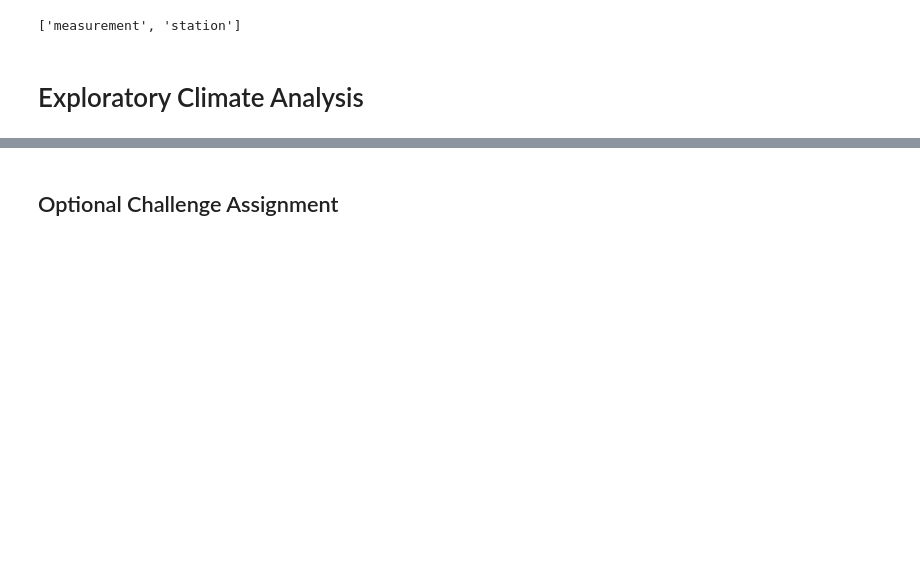
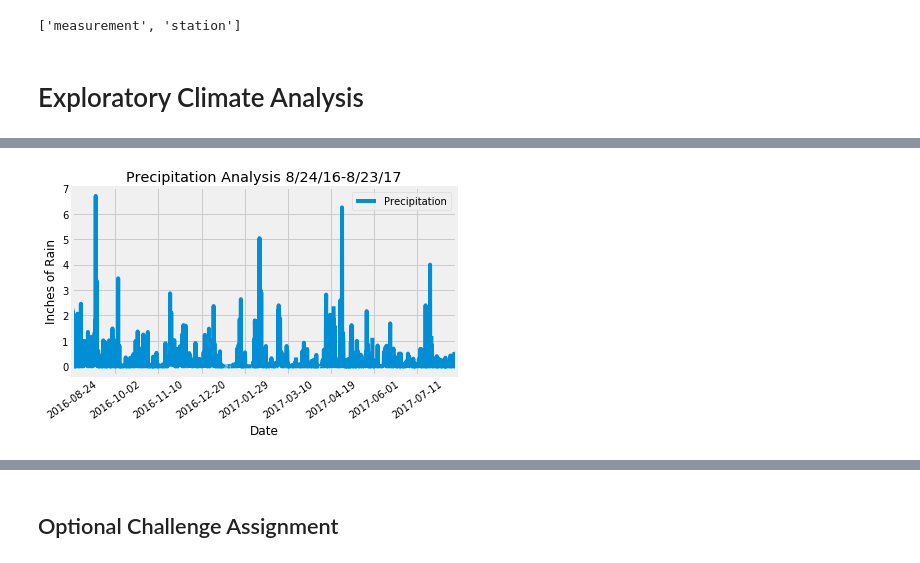
Before and after one commit to janielua1077/sqlalchemy-challenge, a Jupyter notebook: climate_analysis.ipynb, the cells around one changed output, grey strips where cells are left out. Saved outputs shown, nothing was run; the diff lists cells and outputs as text; code cells hidden in the pictures; blank space fills up the shorter version.

```diff
--- a/climate_analysis.ipynb
+++ b/climate_analysis.ipynb
@@ -53,0 +46,4 @@ session = Session(engine)
+# %%
+# Calculate the date 1 year ago from the last data point in the database
+last_year = dt.date(2017, 8, 23) - dt.timedelta(days=365)
+print(last_year)
@@ -53,0 +52,10 @@ session = Session(engine)
+# %%
+# Perform a query to retrieve the data and precipitation scores
+rain = session.query(Measurement.date, Measurement.prcp).\
+    filter(Measurement.date > last_year).\
+    order_by(Measurement.date).all()
+# %%
+# Save the query results as a Pandas DataFrame and set the index to the date column
+# Sort the dataframe by date
+rain_df = pd.DataFrame(rain)
+rain_df.head()
@@ -54,2 +69,14 @@ session = Session(engine)
+# %%
+# Use Pandas Plotting with Matplotlib to plot the data
+rain_df.plot('date', 'prcp')
+plt.xlabel("Date")
+plt.ylabel("Inches of Rain")
+plt.title("Precipitation Analysis 8/24/16-8/23/17")
+plt.legend(["Precipitation"])
+plt.xticks(rotation=35)
+plt.tight_layout()
+plt.show()
+# %% [output]
+[figure, added]
 # %%
 # Use Pandas to calcualte the summary statistics for the precipitation data
```
Also changed, not shown: parts of 18 cells of this notebook.
